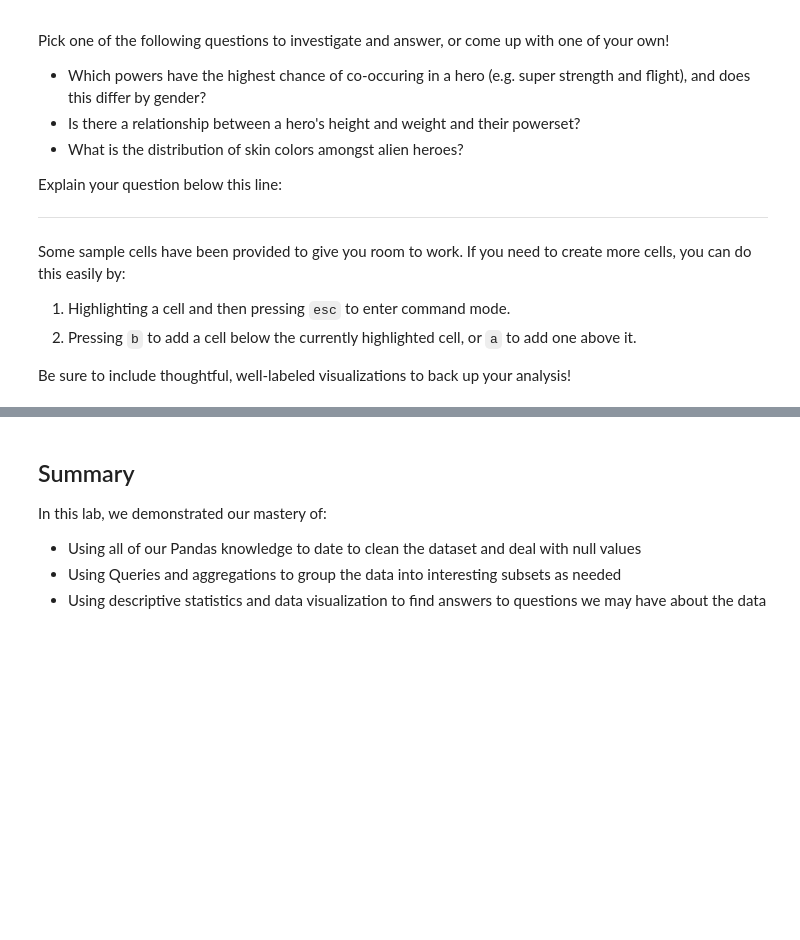
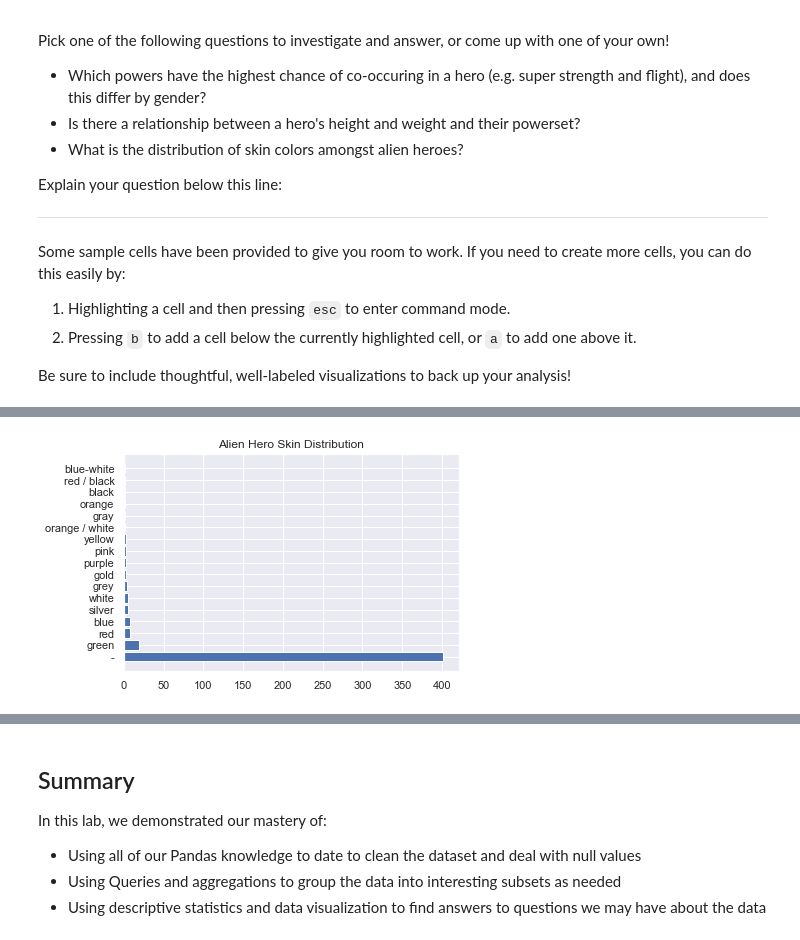
Before and after one commit to KingWiggle/dsc-1-04-13-project-data-cleaning-online-ds-sp-000, a Jupyter notebook: index.ipynb, the cells around one changed output, grey strips where cells are left out. Saved outputs shown, nothing was run; the diff lists cells and outputs as text; code cells hidden in the pictures; blank space fills up the shorter version.

```diff
--- a/index.ipynb
+++ b/index.ipynb
@@ -568,0 +521,3 @@ ValueError: Index contains duplicate entries, cannot reshape
+# %%
+alien_heroes_df = heroes_with_powers_df[heroes_with_powers_df['Race'] != 'Human']
+alien_heroes_df.head()
@@ -568,0 +532,8 @@ ValueError: Index contains duplicate entries, cannot reshape
+# %%
+colors = list(alien_heroes_df['Skin color'].value_counts().index)
+color_counts = list(alien_heroes_df['Skin color'].value_counts().tolist())
+plt.barh(colors, color_counts)
+plt.title('Alien Hero Skin Distribution')
+plt.show()
+# %% [output]
+[figure, added]
```
Also changed, not shown: parts of 9 cells of this notebook.
